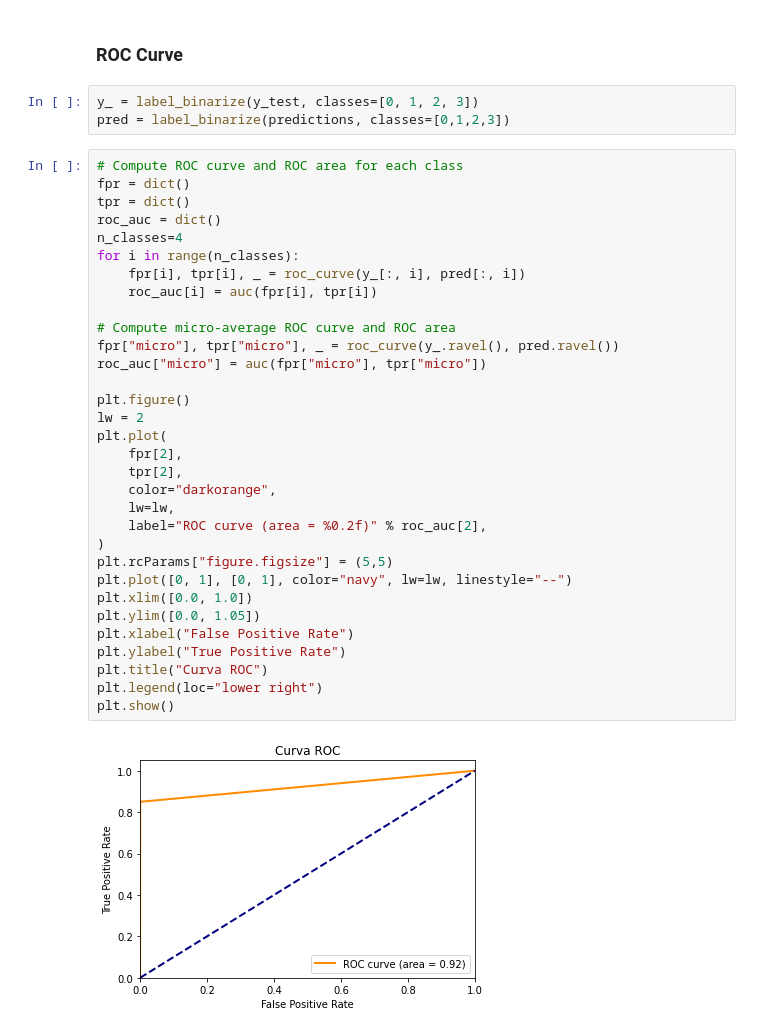
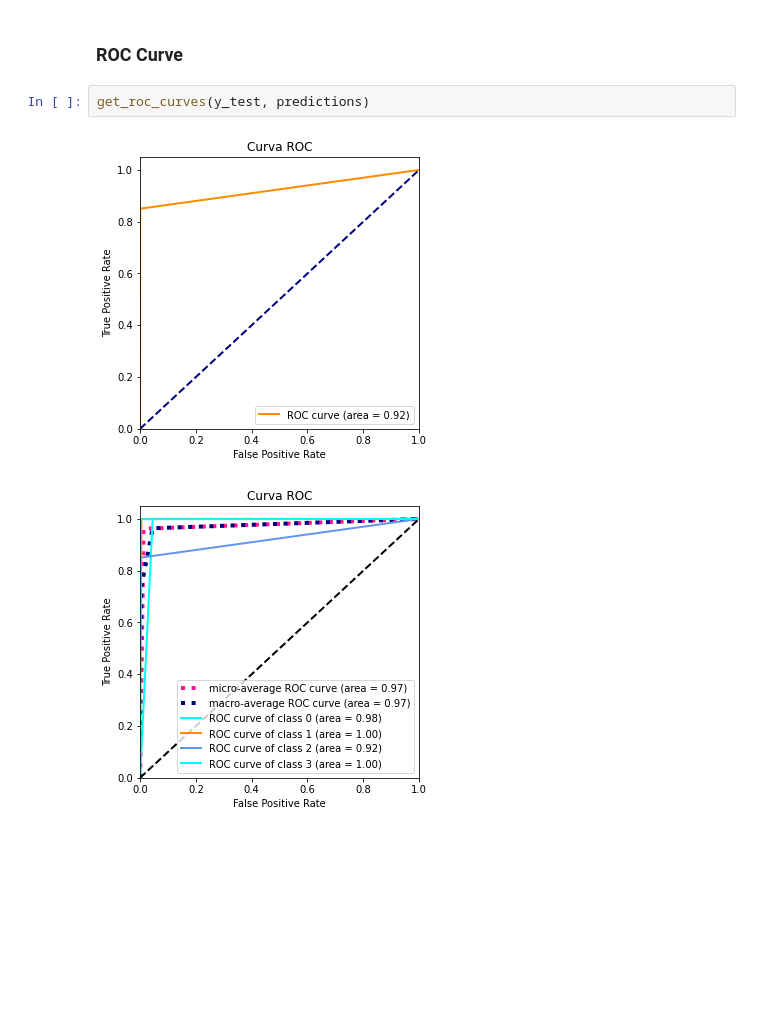
Before and after one commit to gusmendez99/sds-project-1, a Jupyter notebook: Models.ipynb, the cells around one changed output. Cells and saved outputs as stored; diff of their text form; blank space fills up the shorter version.

```diff
--- a/Models.ipynb
+++ b/Models.ipynb
@@ -405,39 +391,7 @@ STD is: +- 9.545863711532251e-05
 # %% [markdown]
 ### ROC Curve
 # %%
-y_ = label_binarize(y_test, classes=[0, 1, 2, 3])
-pred = label_binarize(predictions, classes=[0,1,2,3])
+get_roc_curves(y_test, predictions)
+# %% [output]
+[figure, added]
+[figure, added]
-# %%
-# Compute ROC curve and ROC area for each class
-fpr = dict()
-tpr = dict()
-roc_auc = dict()
-n_classes=4
-for i in range(n_classes):
-    fpr[i], tpr[i], _ = roc_curve(y_[:, i], pred[:, i])
-    roc_auc[i] = auc(fpr[i], tpr[i])
-
-# Compute micro-average ROC curve and ROC area
-fpr["micro"], tpr["micro"], _ = roc_curve(y_.ravel(), pred.ravel())
-roc_auc["micro"] = auc(fpr["micro"], tpr["micro"])
-
-plt.figure()
-lw = 2
-plt.plot(
-    fpr[2],
-    tpr[2],
-    color="darkorange",
-    lw=lw,
-    label="ROC curve (area = %0.2f)" % roc_auc[2],
-)
-plt.rcParams["figure.figsize"] = (5,5)
-plt.plot([0, 1], [0, 1], color="navy", lw=lw, linestyle="--")
-plt.xlim([0.0, 1.0])
-plt.ylim([0.0, 1.05])
-plt.xlabel("False Positive Rate")
-plt.ylabel("True Positive Rate")
-plt.title("Curva ROC")
-plt.legend(loc="lower right")
-plt.show()
-# %% [output]
-[figure, removed]
```
Also changed, not shown: parts of 20 cells of this notebook.
